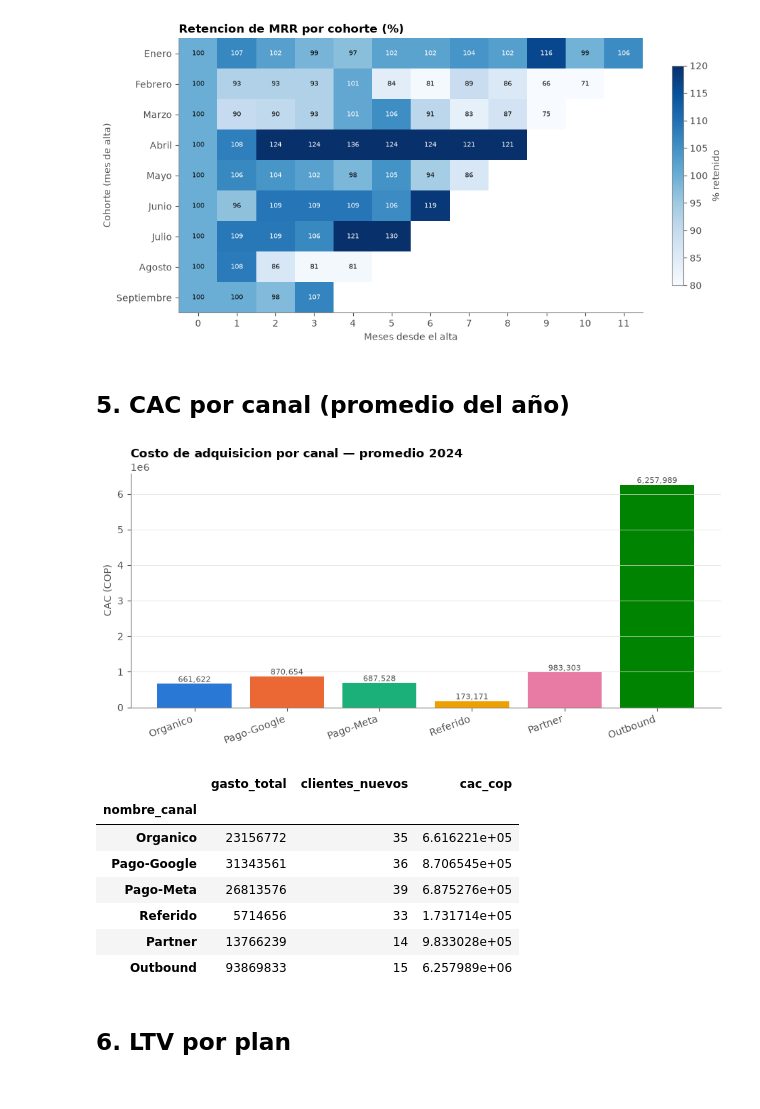
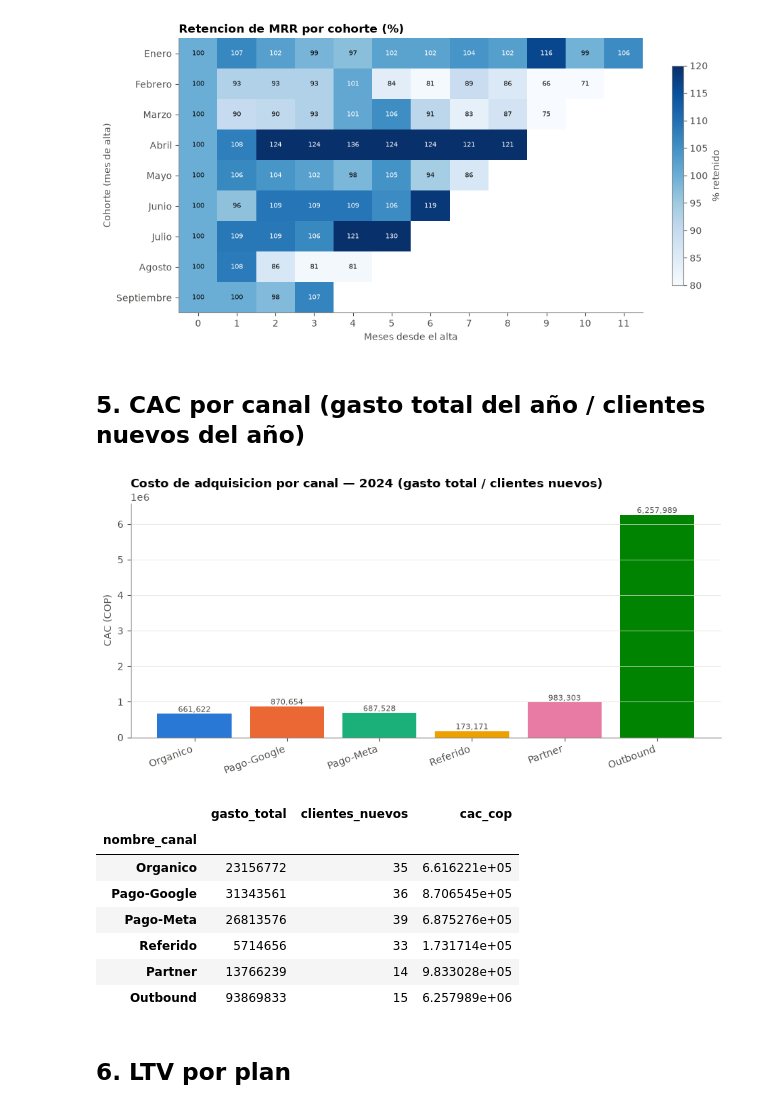
Before and after one commit to juanflorezrey/saas-metrics-alegra, a Jupyter notebook: notebooks/04_metricas_saas.ipynb, the cells around one changed output. Drawn from its saved outputs; the diff is of its cells as text; code cells hidden in the pictures.

```diff
--- a/notebooks/04_metricas_saas.ipynb
+++ b/notebooks/04_metricas_saas.ipynb
@@ -8,9 +8,10 @@ import sqlite3
 import pandas as pd
 import matplotlib.pyplot as plt
 import matplotlib.ticker as mticker
+from pathlib import Path
 
-ROOT = r"D:\Claudia\Alegra"
-con = sqlite3.connect(f"{ROOT}/db/saas_metrics.db")
+ROOT = next(p for p in [Path.cwd(), *Path.cwd().parents] if (p / "requirements.txt").exists())
+con = sqlite3.connect(ROOT / "db" / "saas_metrics.db")
 
 # Paleta (dataviz skill): asignacion fija por rol, nunca por rango/valor.
 AZUL, NARANJA, AQUA, AMARILLO, MAGENTA, VERDE = "#2a78d6", "#eb6834", "#1baf7a", "#eda100", "#e87ba4", "#008300"
@@ -132,29 +133,29 @@ plt.show()
 # %% [output]
 [figure]
 # %% [markdown]
-## 5. CAC por canal (promedio del año)
+## 5. CAC por canal (gasto total del año / clientes nuevos del año)
 # %%
 cac = pd.read_sql_query("SELECT * FROM gold_v_cac_por_canal", con)
 cac_anual = cac.groupby("nombre_canal").agg(gasto_total=("gasto_cop", "sum"), clientes_nuevos=("clientes_nuevos", "sum"))
 cac_anual["cac_cop"] = cac_anual.gasto_total / cac_anual.clientes_nuevos
 orden_canales = ["Organico", "Pago-Google", "Pago-Meta", "Referido", "Partner", "Outbound"]
 cac_anual = cac_anual.reindex(orden_canales)
 colores_canal = [AZUL, NARANJA, AQUA, AMARILLO, MAGENTA, VERDE]
 
 fig, ax = plt.subplots(figsize=(9, 4.5))
 ax.bar(cac_anual.index, cac_anual.cac_cop, color=colores_canal)
 for i, v in enumerate(cac_anual.cac_cop):
     ax.text(i, v, f"{v:,.0f}", ha="center", va="bottom", fontsize=8, color=TINTA_SEC)
 ax.set_ylabel("CAC (COP)")
-ax.set_title("Costo de adquisicion por canal — promedio 2024", loc="left", fontweight="bold")
+ax.set_title("Costo de adquisicion por canal — 2024 (gasto total / clientes nuevos)", loc="left", fontweight="bold")
 ax.grid(axis="y", linewidth=0.5)
 plt.xticks(rotation=20, ha="right")
 plt.tight_layout()
 plt.savefig(f"{ROOT}/docs/img_cac.png", dpi=130)
 plt.show()
 cac_anual
 # %% [output]
-[figure, old version]
+[figure, new version]
 |  | gasto_total | clientes_nuevos | cac_cop |
 | nombre_canal |  |  |  |
 | Organico | 23156772 | 35 | 6.616221e+05 |
```
Also changed, not shown: parts of 3 cells of this notebook, 10 other files.
